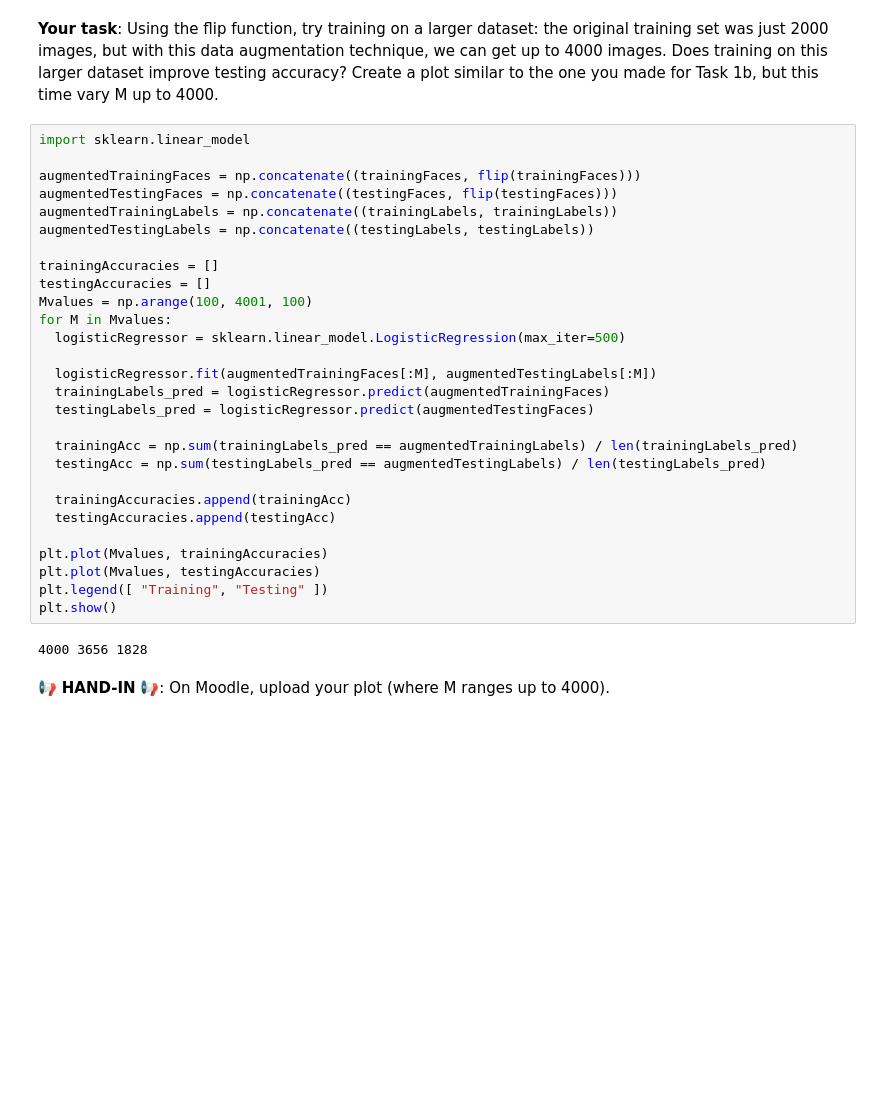
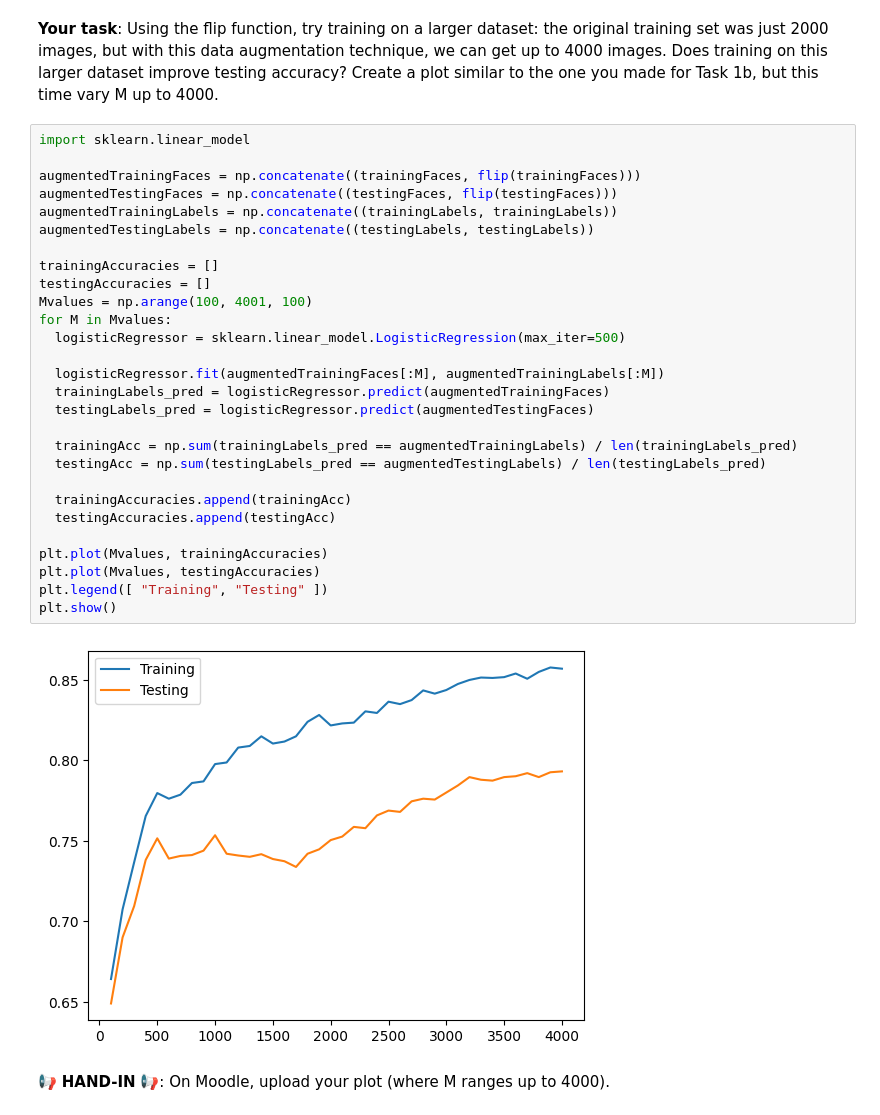
Before and after one commit to Avvvvvvie/MLDM, a Jupyter notebook: week4/L04_Logistic_Regression.ipynb, the cells around one changed output. Cells and saved outputs as stored; diff of their text form; blank space fills up the shorter version.

```diff
--- a/week4/L04_Logistic_Regression.ipynb
+++ b/week4/L04_Logistic_Regression.ipynb
@@ -221,33 +221,33 @@ plt.show()
 # %%
 import sklearn.linear_model
 
 augmentedTrainingFaces = np.concatenate((trainingFaces, flip(trainingFaces)))
 augmentedTestingFaces = np.concatenate((testingFaces, flip(testingFaces)))
 augmentedTrainingLabels = np.concatenate((trainingLabels, trainingLabels))
 augmentedTestingLabels = np.concatenate((testingLabels, testingLabels))
 
 trainingAccuracies = []
 testingAccuracies = []
 Mvalues = np.arange(100, 4001, 100)
 for M in Mvalues:
   logisticRegressor = sklearn.linear_model.LogisticRegression(max_iter=500)
 
-  logisticRegressor.fit(augmentedTrainingFaces[:M], augmentedTestingLabels[:M])
+  logisticRegressor.fit(augmentedTrainingFaces[:M], augmentedTrainingLabels[:M])
   trainingLabels_pred = logisticRegressor.predict(augmentedTrainingFaces)
   testingLabels_pred = logisticRegressor.predict(augmentedTestingFaces)
 
   trainingAcc = np.sum(trainingLabels_pred == augmentedTrainingLabels) / len(trainingLabels_pred)
   testingAcc = np.sum(testingLabels_pred == augmentedTestingLabels) / len(testingLabels_pred)
 
   trainingAccuracies.append(trainingAcc)
   testingAccuracies.append(testingAcc)
 
 plt.plot(Mvalues, trainingAccuracies)
 plt.plot(Mvalues, testingAccuracies)
 plt.legend([ "Training", "Testing" ])
 plt.show()
 # %% [output]
-4000 3656 1828
+[figure, added]
 # %% [markdown]
 📢 **HAND-IN** 📢:
 On Moodle, upload your plot (where M ranges up to 4000).
```
